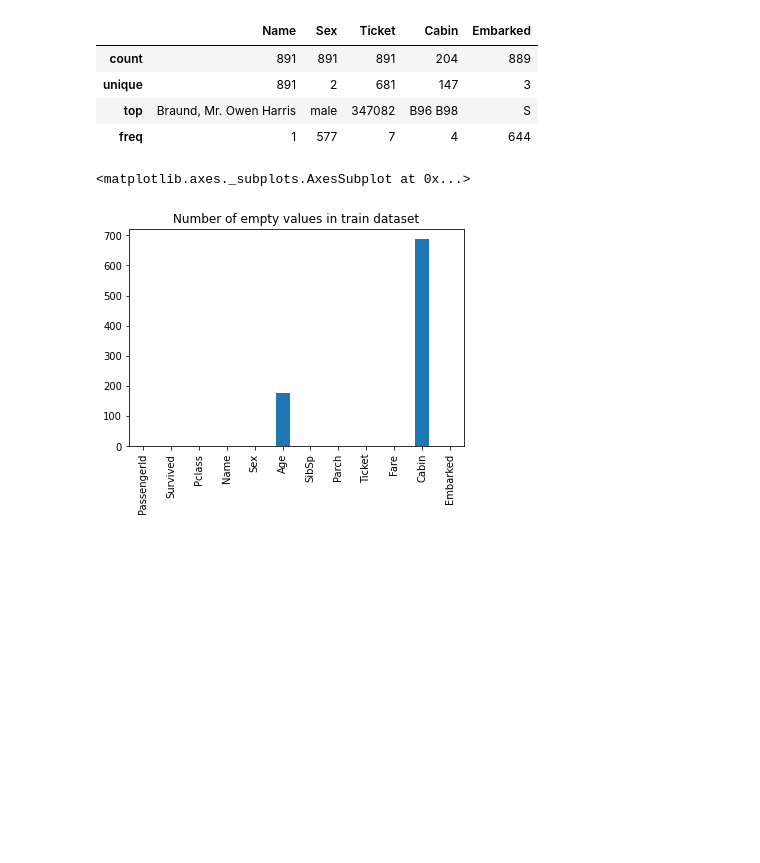
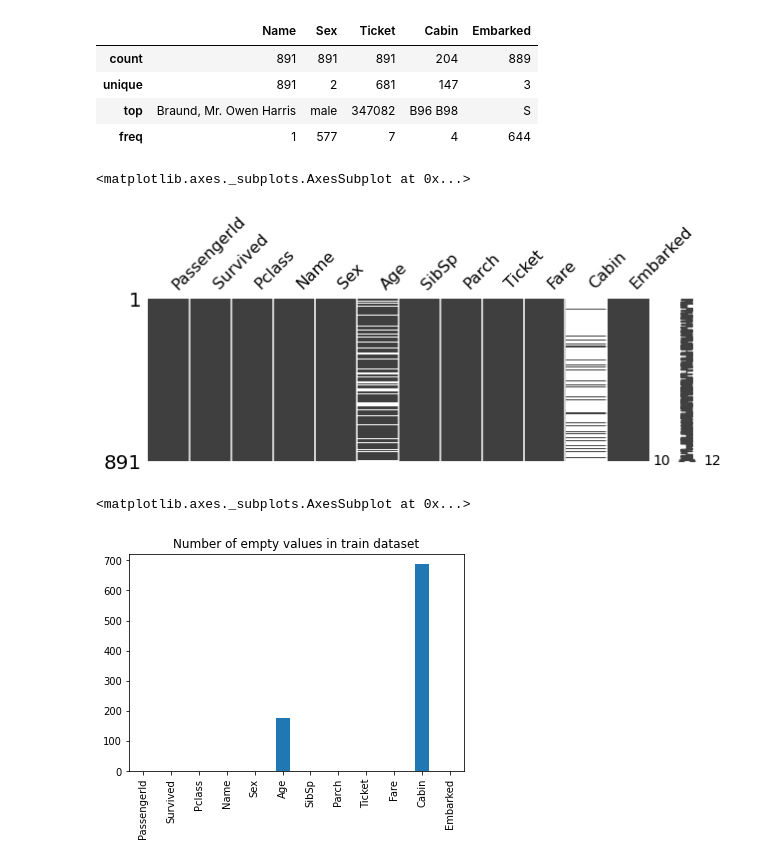
Before and after one commit to katsuba-mikhail/learn-kaggle, a Jupyter notebook: Kaggle_Titanic.ipynb, the cells around one changed output. Saved outputs shown, nothing was run; the diff lists cells and outputs as text; code cells hidden in the pictures; blank space fills up the shorter version.

```diff
--- a/Kaggle_Titanic.ipynb
+++ b/Kaggle_Titanic.ipynb
@@ -256,6 +258,11 @@ train_df.describe(include='O')
 | unique | 891 | 2 | 681 | 147 | 3 |
 | top | Braund, Mr. Owen Harris | male | 347082 | B96 B98 | S |
 | freq | 1 | 577 | 7 | 4 | 644 |
+# %%
+missingno.matrix(train_df, figsize=(10, 3))
+# %% [output]
+<matplotlib.axes._subplots.AxesSubplot at 0x...>
+[figure, added]
 # %%
 train_df.isnull().sum().plot(kind='bar', title='Number of empty values in train dataset')
 # %% [output]
```
Also changed, not shown: parts of 6 cells of this notebook.
